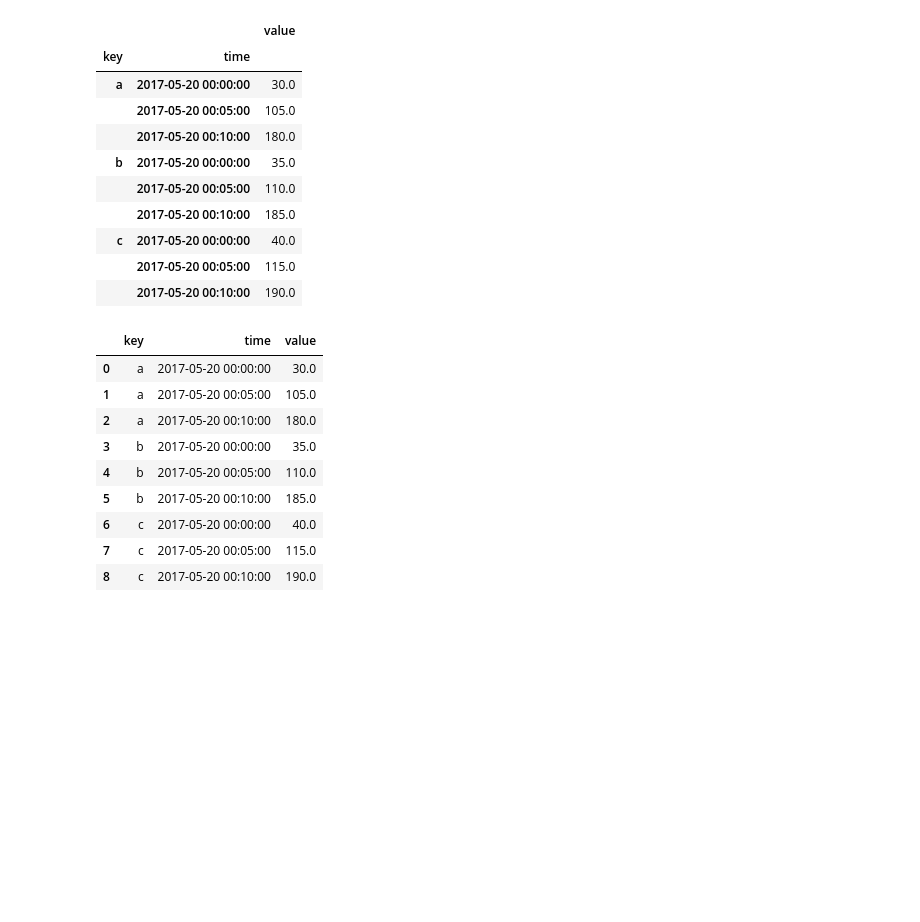
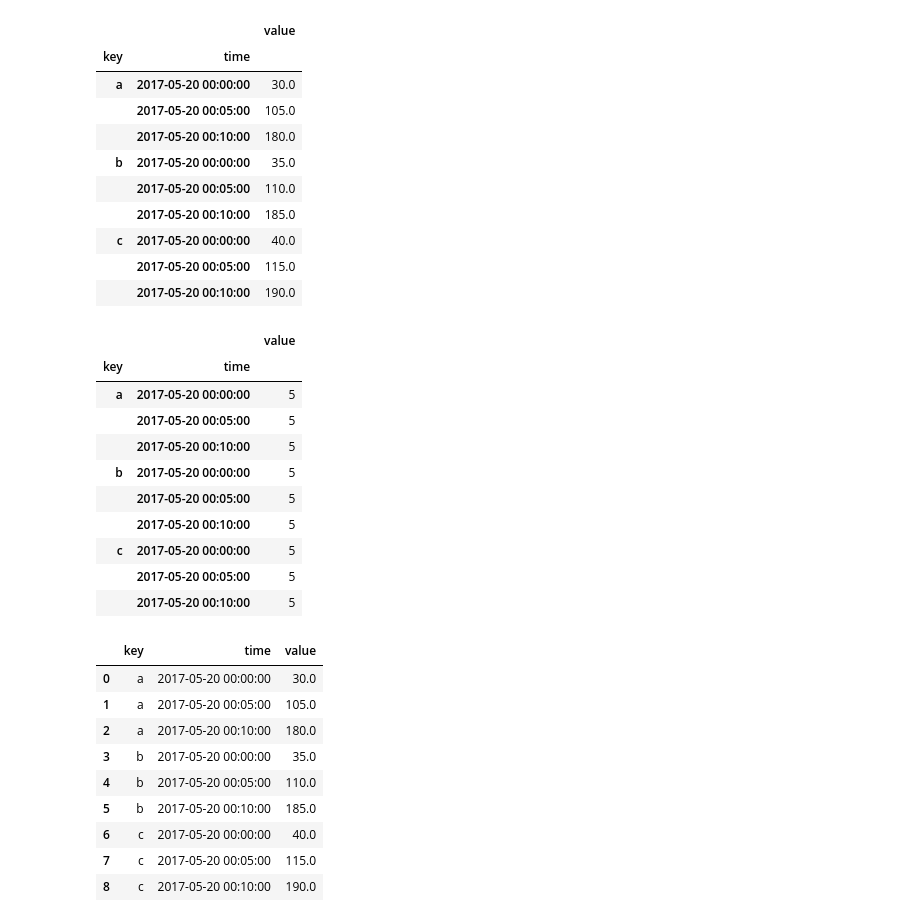
Before and after one commit to BoyuanLi-Steven/Python-For-Data-Analysis-2nd, a Jupyter notebook: Chapter 12. Advanced pandas.ipynb, the cells around one changed output. Saved outputs shown, nothing was run; the diff lists cells and outputs as text; code cells hidden in the pictures; blank space fills up the shorter version.

```diff
--- a/Chapter 12. Advanced pandas.ipynb
+++ b/Chapter 12. Advanced pandas.ipynb
@@ -597,7 +748,7 @@ Name: value, dtype: float64
 For time series data, the resample method is semantically a group operation based on a time intervalization
 # %%
 N = 15
-times = pd.date_range('2017-05-20 00:00', freq = '1min', periods = N)
+times = pd.date_range(start = '2017-05-20 00:00', periods = N, freq = '1min')
 df = pd.DataFrame({'time': times,
                    'value': np.arange(N)})
 df
@@ -653,5 +811,7 @@ time_key = pd.Grouper(freq = '5min')
 # %%
-resampled = (df2.set_index('time').groupby(['key', time_key]).sum())
+resampled = (df2.set_index('time')
+             .groupby(['key', time_key])
+             .sum())
 resampled
 # %% [output]
 |  |  | value |
@@ -665,6 +825,20 @@ resampled
 | c | 2017-05-20 00:00:00 | 40.0 |
 |  | 2017-05-20 00:05:00 | 115.0 |
 |  | 2017-05-20 00:10:00 | 190.0 |
+# %%
+df2.set_index('time').groupby(['key', pd.Grouper(freq = '5min')]).count()
+# %% [output]
+|  |  | value |
+| key | time |  |
+| a | 2017-05-20 00:00:00 | 5 |
+|  | 2017-05-20 00:05:00 | 5 |
+|  | 2017-05-20 00:10:00 | 5 |
+| b | 2017-05-20 00:00:00 | 5 |
+|  | 2017-05-20 00:05:00 | 5 |
+|  | 2017-05-20 00:10:00 | 5 |
+| c | 2017-05-20 00:00:00 | 5 |
+|  | 2017-05-20 00:05:00 | 5 |
+|  | 2017-05-20 00:10:00 | 5 |
 # %%
 resampled.reset_index()
 # %% [output]
```
Also changed, not shown: parts of 89 cells of this notebook.
